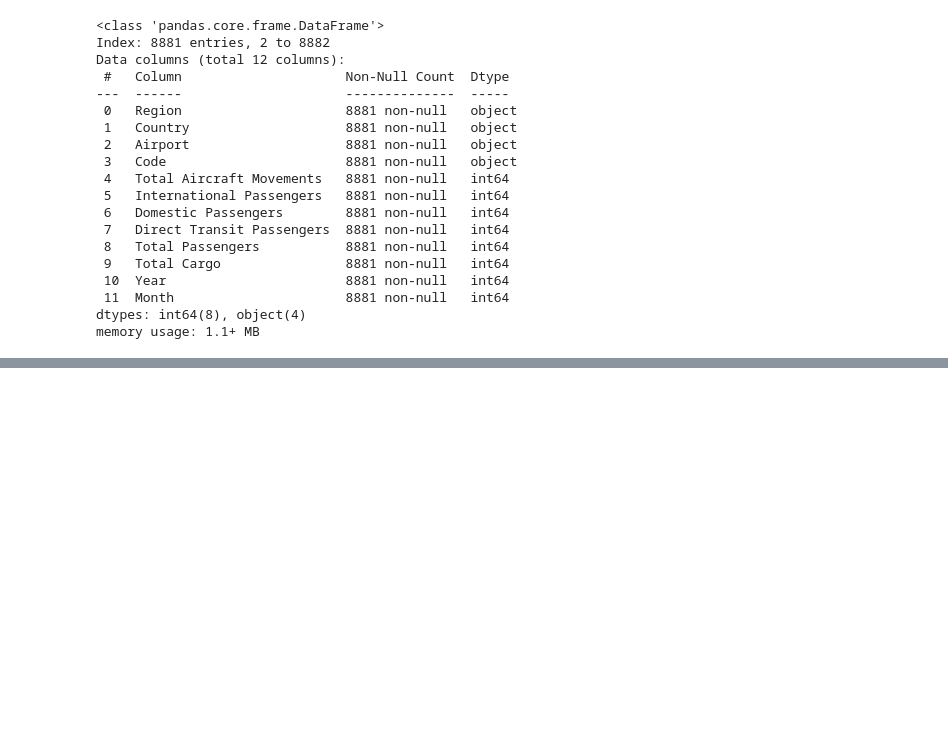
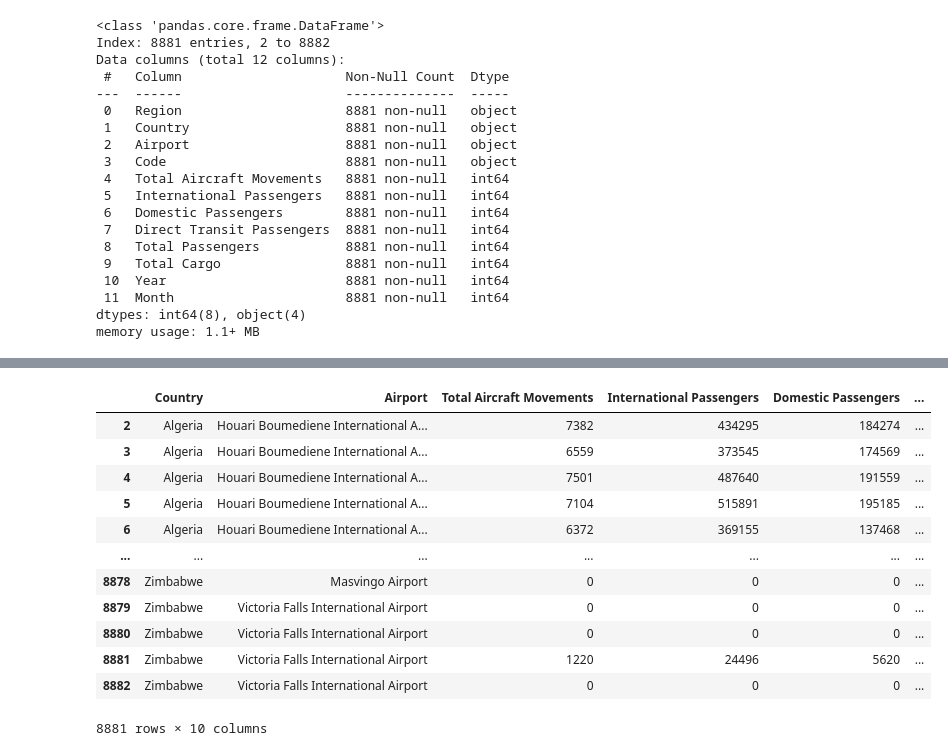
Before and after one commit to MbuyiseloNtando/Flights, a Jupyter notebook: Africa.ipynb, the cells around one changed output, grey strips where cells are left out. Cells and saved outputs as stored; diff of their text form; code cells hidden in the pictures; blank space fills up the shorter version.

```diff
--- a/Africa.ipynb
+++ b/Africa.ipynb
@@ -163,0 +144,2 @@ Countr_TotMove.plot(kind = 'bar')
+# %%
+df.drop(['Region','Code'], axis=1, inplace=True)
@@ -163,0 +175,17 @@ Countr_TotMove.plot(kind = 'bar')
+# %%
+df.groupby('Country').sum()
+df
+# %% [output]
+|  | Country | Airport | Total Aircraft Movements | International Passengers | Domestic Passengers | ... |
+| 2 | Algeria | Houari Boumediene International A... | 7382 | 434295 | 184274 | ... |
+| 3 | Algeria | Houari Boumediene International A... | 6559 | 373545 | 174569 | ... |
+| 4 | Algeria | Houari Boumediene International A... | 7501 | 487640 | 191559 | ... |
+| 5 | Algeria | Houari Boumediene International A... | 7104 | 515891 | 195185 | ... |
+| 6 | Algeria | Houari Boumediene International A... | 6372 | 369155 | 137468 | ... |
+| ... | ... | ... | ... | ... | ... | ... |
+| 8878 | Zimbabwe | Masvingo Airport | 0 | 0 | 0 | ... |
+| 8879 | Zimbabwe | Victoria Falls International Airport | 0 | 0 | 0 | ... |
+| 8880 | Zimbabwe | Victoria Falls International Airport | 0 | 0 | 0 | ... |
+| 8881 | Zimbabwe | Victoria Falls International Airport | 1220 | 24496 | 5620 | ... |
+| 8882 | Zimbabwe | Victoria Falls International Airport | 0 | 0 | 0 | ... |
+8881 rows × 10 columns
```
Also changed, not shown: parts of 11 cells of this notebook.
